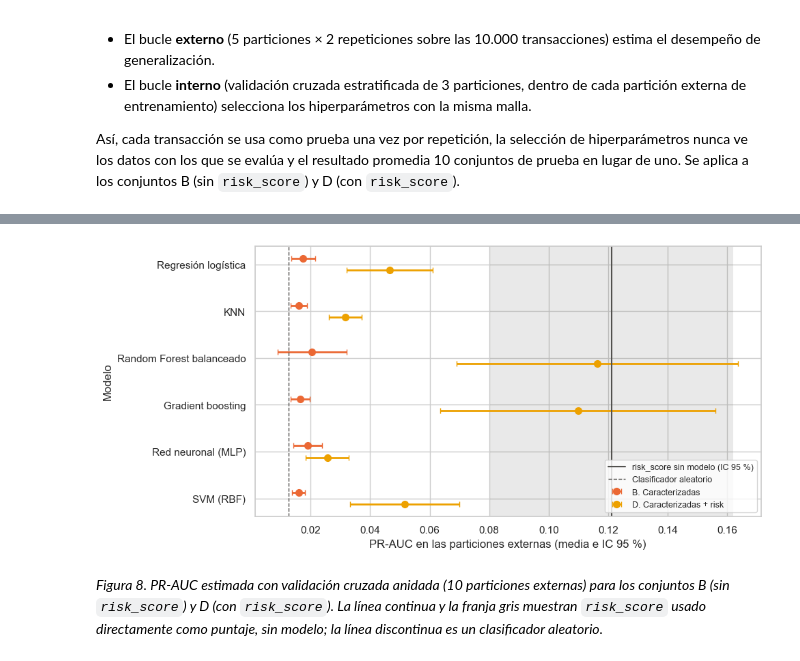
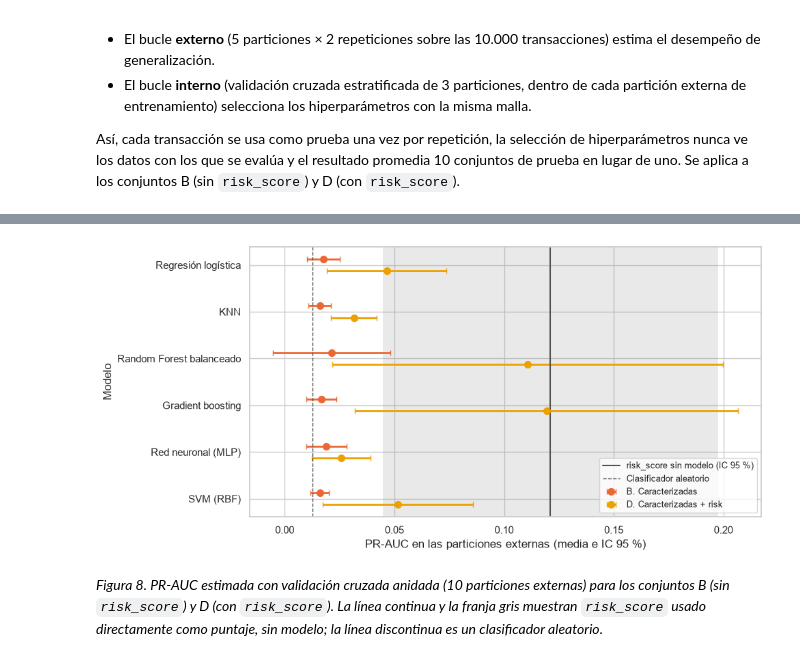
Before and after one commit to SamuelPuerta/FinancialTransactions-FraudDetection-Model, a Jupyter notebook: notebooks/03_modelos.ipynb, the cells around one changed output, grey strips where cells are left out. Saved outputs shown, nothing was run; the diff lists cells and outputs as text; code cells hidden in the pictures.

```diff
--- a/notebooks/03_modelos.ipynb
+++ b/notebooks/03_modelos.ipynb
@@ -312,7 +331,7 @@ D. Caracterizadas + risk: listo (242 s acumulados)
 
 La Figura 6 muestra la PR-AUC de validación de cada combinación de hiperparámetros en el espacio completo con `risk_score` (conjunto D), con su intervalo de confianza al 95 %. La línea discontinua marca la PR-AUC de un clasificador aleatorio.
 # %%
-EJES = {  # (hiperparámetro en el eje x, hiperparámetro que distingue las series)
+EJES = {
     "Regresión logística": ("modelo__C", None),
     "KNN": ("modelo__n_neighbors", "sub__sampling_strategy"),
     "Random Forest balanceado": ("modelo__min_samples_leaf", "modelo__max_features"),
@@ -332,7 +351,7 @@ N_SPLITS = CV.get_n_splits()
 def tabla_cv(busqueda, metrica="pr_auc"):
     res = pd.DataFrame(busqueda.cv_results_)
     divisiones = res[[f"split{i}_test_{metrica}" for i in range(N_SPLITS)]].to_numpy()
-    ic = np.array([ic_t(fila) for fila in divisiones])
+    ic = np.array([ic_nb(fila) for fila in divisiones])
     params = pd.DataFrame(list(res["params"])).astype(str)
     return params.assign(media=ic[:, 0], inf=ic[:, 1], sup=ic[:, 2])
 
@@ -373,7 +392,7 @@ for (nombre_modelo, conjunto), busqueda in busquedas.items():
             "mejores_hiperparámetros": {k.split("__")[1]: v for k, v in busqueda.best_params_.items()}}
     for m in METRICAS:
         divisiones = [busqueda.cv_results_[f"split{s}_test_{m}"][i] for s in range(N_SPLITS)]
-        fila[f"val_{m}"], fila[f"val_{m}_inf"], fila[f"val_{m}_sup"] = ic_t(divisiones)
+        fila[f"val_{m}"], fila[f"val_{m}_inf"], fila[f"val_{m}_sup"] = ic_nb(divisiones)
     filas.append(fila)
 validacion = pd.DataFrame(filas)
 
@@ -559,12 +592,11 @@ for conjunto in ["B. Caracterizadas", "D. Caracterizadas + risk"]:
     Xc = df[columnas(conjunto)]
     for nombre_modelo, spec in MODELOS.items():
         interna = GridSearchCV(construir_pipeline(nombre_modelo, conjunto), spec["malla"],
-                               scoring="average_precision", cv=CV_INTERNA, n_jobs=-1)
+                               scoring="average_precision", cv=CV_INTERNA, n_jobs=N_JOBS)
         params = {"modelo__sample_weight": compute_sample_weight("balanced", y)} if spec.get("pesos") else None
         anidada[(nombre_modelo, conjunto)] = cross_validate(interna, Xc, y, cv=CV_EXTERNA, scoring=METRICAS, params=params)
     print(f"{conjunto}: listo ({time.time() - inicio:.0f} s acumulados)")
 
-# Referencia sin modelo en las mismas particiones externas
 ref_anidada = {m: [f(y[te], df["risk_score"].to_numpy()[te]) for _, te in CV_EXTERNA.split(df, y)]
                for m, f in FUNCIONES.items()}
 # %% [output]
@@ -573,6 +605,6 @@ D. Caracterizadas + risk: listo (483 s acumulados)
 # %%
 def resumen_anidada(valores):
-    media, inf, sup = ic_t(valores)
+    media, inf, sup = ic_nb(valores)
     return f"{media:.3f} [{inf:.3f}, {sup:.3f}]"
 
 
@@ -609,28 +641,28 @@ Media e intervalo de confianza al 95 % sobre las 10 particiones externas
 # %%
 fig, ax = plt.subplots(figsize=(10, 4.8))
 for j, (conjunto, color) in enumerate(zip(["B. Caracterizadas", "D. Caracterizadas + risk"],
                                           [COLORES_CONJUNTO[1], COLORES_CONJUNTO[3]])):
     medias, errores = [], [[], []]
     for nombre_modelo in orden_modelos:
-        media, inf, sup = ic_t(anidada[(nombre_modelo, conjunto)]["test_pr_auc"])
+        media, inf, sup = ic_nb(anidada[(nombre_modelo, conjunto)]["test_pr_auc"])
         medias.append(media)
         errores[0].append(media - inf)
         errores[1].append(sup - media)
     pos = np.arange(len(orden_modelos)) + (j - 0.5) * 0.25
     ax.errorbar(medias, pos, xerr=errores, fmt="o", ms=7, lw=2, capsize=3, color=color, label=conjunto)
-ref_media, ref_inf, ref_sup = ic_t(ref_anidada["pr_auc"])
+ref_media, ref_inf, ref_sup = ic_nb(ref_anidada["pr_auc"])
 ax.axvspan(ref_inf, ref_sup, color=COLOR_REFERENCIA, alpha=0.12, lw=0)
 ax.axvline(ref_media, color=COLOR_REFERENCIA, lw=1.5, label="risk_score sin modelo (IC 95 %)")
 ax.axvline(y.mean(), color=COLOR_REFERENCIA, ls="--", lw=1, label="Clasificador aleatorio")
 ax.set_yticks(range(len(orden_modelos)), orden_modelos)
 ax.invert_yaxis()
 ax.set_xlabel("PR-AUC en las particiones externas (media e IC 95 %)")
 ax.set_ylabel("Modelo")
 ax.legend(loc="lower right", fontsize=9)
 savefig("fig_cv_anidada")
 plt.show()
 # %% [output]
-[figure, old version]
+[figure, new version]
 # %% [markdown]
 *Figura 8. PR-AUC estimada con validación cruzada anidada (10 particiones externas) para los conjuntos B (sin `risk_score`) y D (con `risk_score`). La línea continua y la franja gris muestran `risk_score` usado directamente como puntaje, sin modelo; la línea discontinua es un clasificador aleatorio.*
 # %% [markdown]
```
Also changed, not shown: parts of 18 cells of this notebook, 38 other files.
